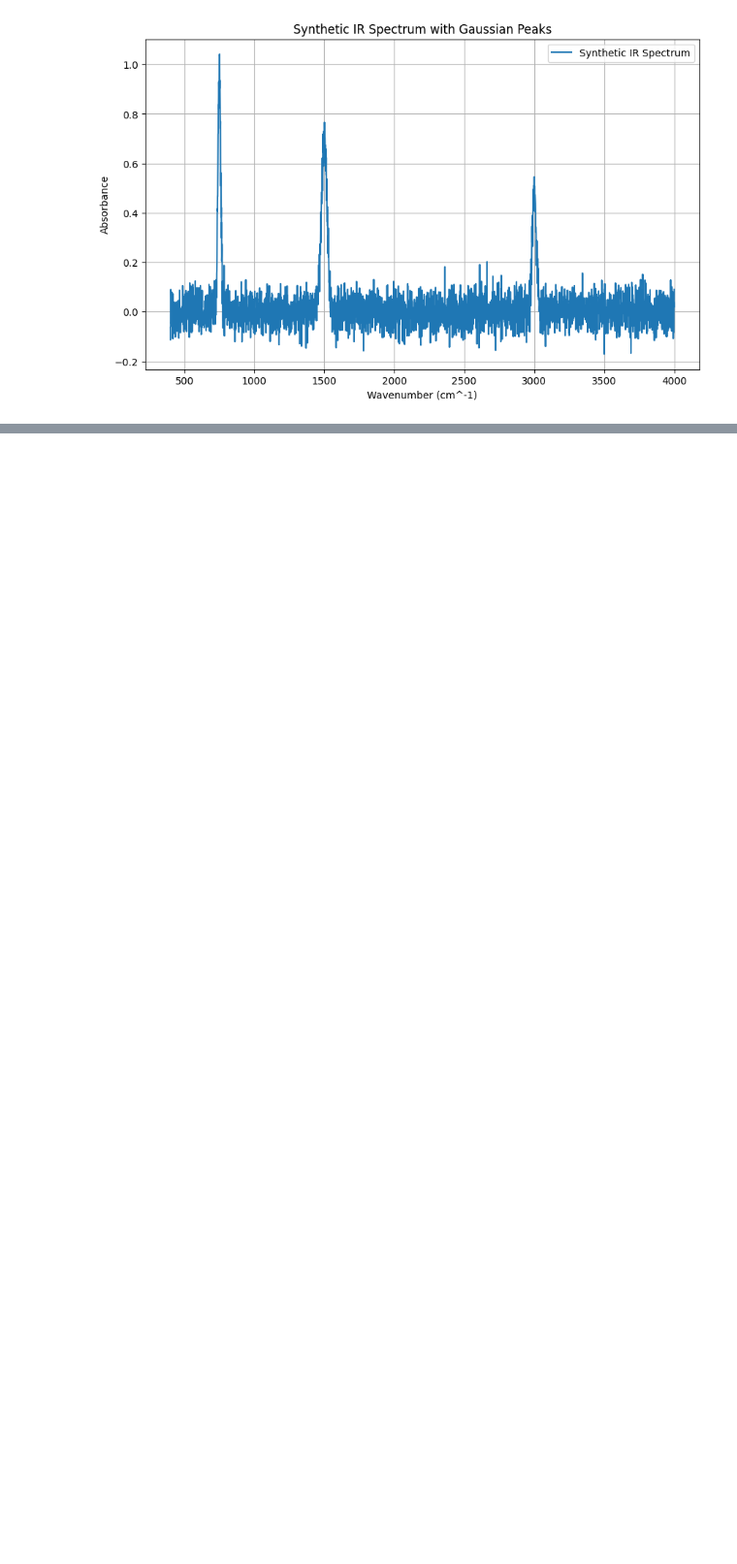
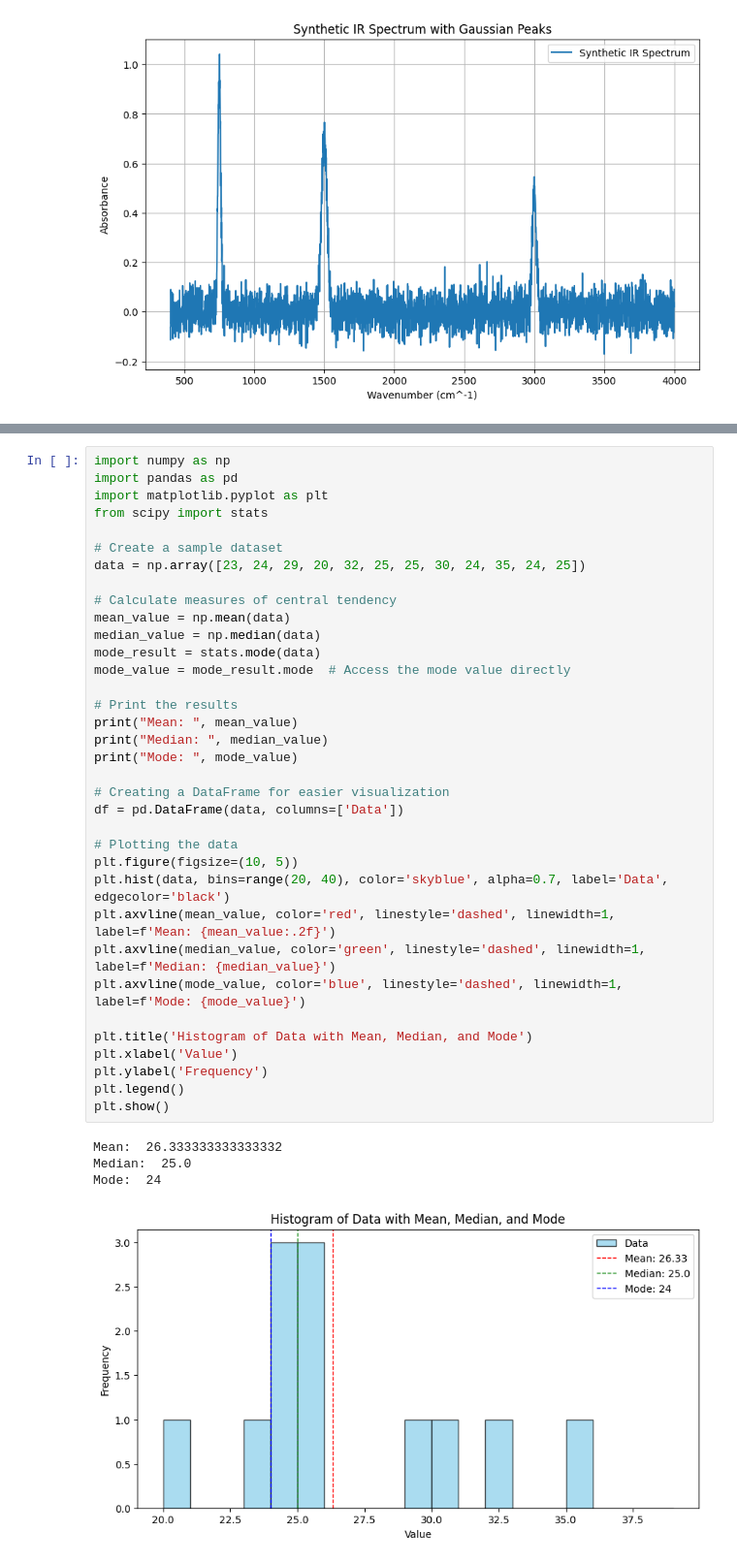
Before and after one commit to MehrdadJalali-AI/Statistics-and-Machine-Learning, a Jupyter notebook: C1_Statistics.ipynb, the cells around one changed output, grey strips where cells are left out. Shown at 97% size. Saved outputs shown, nothing was run; the diff lists cells and outputs as text; blank space fills up the shorter version.

```diff
--- a/C1_Statistics.ipynb
+++ b/C1_Statistics.ipynb
@@ -194,0 +251,40 @@ plt.show()
+# %%
+import numpy as np
+import pandas as pd
+import matplotlib.pyplot as plt
+from scipy import stats
+
+# Create a sample dataset
+data = np.array([23, 24, 29, 20, 32, 25, 25, 30, 24, 35, 24, 25])
+
+# Calculate measures of central tendency
+mean_value = np.mean(data)
+median_value = np.median(data)
+mode_result = stats.mode(data)
+mode_value = mode_result.mode  # Access the mode value directly
+
+# Print the results
+print("Mean: ", mean_value)
+print("Median: ", median_value)
+print("Mode: ", mode_value)
+
+# Creating a DataFrame for easier visualization
+df = pd.DataFrame(data, columns=['Data'])
+
+# Plotting the data
+plt.figure(figsize=(10, 5))
+plt.hist(data, bins=range(20, 40), color='skyblue', alpha=0.7, label='Data', edgecolor='black')
+plt.axvline(mean_value, color='red', linestyle='dashed', linewidth=1, label=f'Mean: {mean_value:.2f}')
+plt.axvline(median_value, color='green', linestyle='dashed', linewidth=1, label=f'Median: {median_value}')
+plt.axvline(mode_value, color='blue', linestyle='dashed', linewidth=1, label=f'Mode: {mode_value}')
+
+plt.title('Histogram of Data with Mean, Median, and Mode')
+plt.xlabel('Value')
+plt.ylabel('Frequency')
+plt.legend()
+plt.show()
+# %% [output]
+Mean:  26.333333333333332
+Median:  25.0
+Mode:  24
+[figure, added]
```
Also changed, not shown: parts of 16 cells of this notebook.
